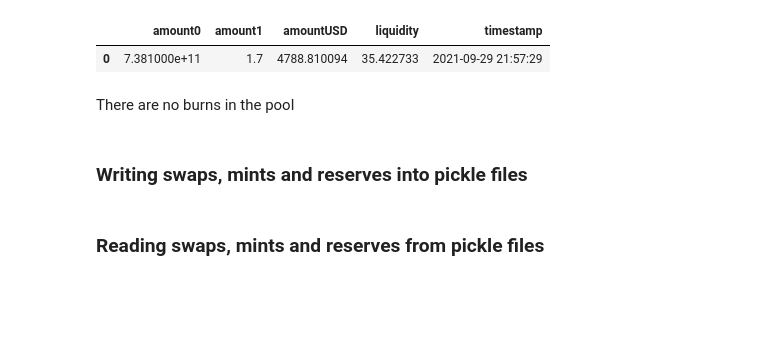
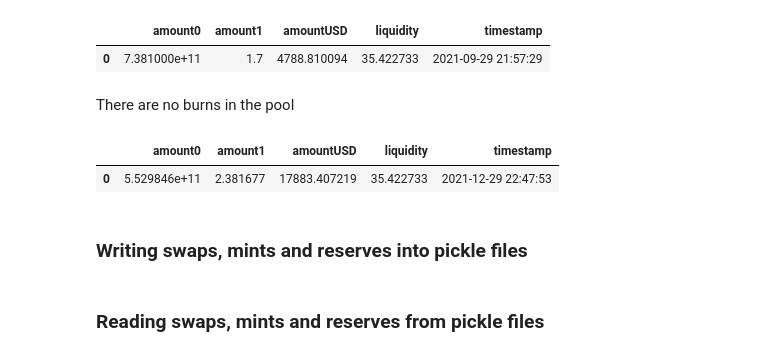
Before and after one commit to IX-Swap/data-science, a Jupyter notebook: real_v2_pools_stories/pools_flash_filtered_collector.ipynb, the cells around one changed output. Drawn from its saved outputs; the diff is of its cells as text; code cells hidden in the pictures; blank space fills up the shorter version.

```diff
--- a/real_v2_pools_stories/pools_flash_filtered_collector.ipynb
+++ b/real_v2_pools_stories/pools_flash_filtered_collector.ipynb
@@ -493,9 +429,12 @@ list index out of range
 # %% [markdown]
 There are no burns in the pool
 # %%
-# squid_weth_burns_history = get_pool_v2_burns(contract_id='0x40df4eb23d23bb7af5c6bb7bc9a185913d97e7b9', range_limit=1)
-# squid_weth_burns_df = pool_burns_to_df(squid_weth_burns_history)
-# squid_weth_burns_df
+squid_weth_burns_history = get_pool_v2_burns(contract_id='0x40df4eb23d23bb7af5c6bb7bc9a185913d97e7b9', range_limit=1)
+squid_weth_burns_df = pool_burns_to_df(squid_weth_burns_history)
+squid_weth_burns_df
+# %% [output]
+|  | amount0 | amount1 | amountUSD | liquidity | timestamp |
+| 0 | 5.529846e+11 | 2.381677 | 17883.407219 | 35.422733 | 2021-12-29 22:47:53 |
 # %% [markdown]
 ### Writing swaps, mints and reserves into pickle files
 # %%
```
Also changed, not shown: parts of 19 cells of this notebook, 25 other files.
